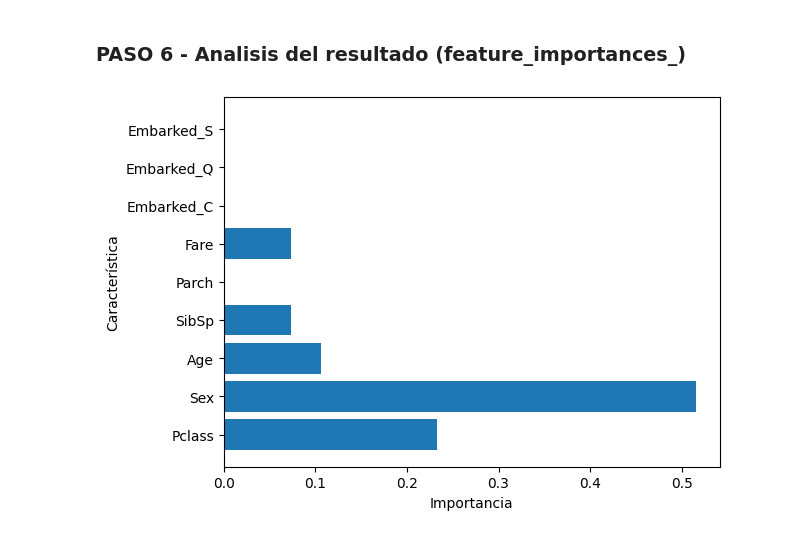
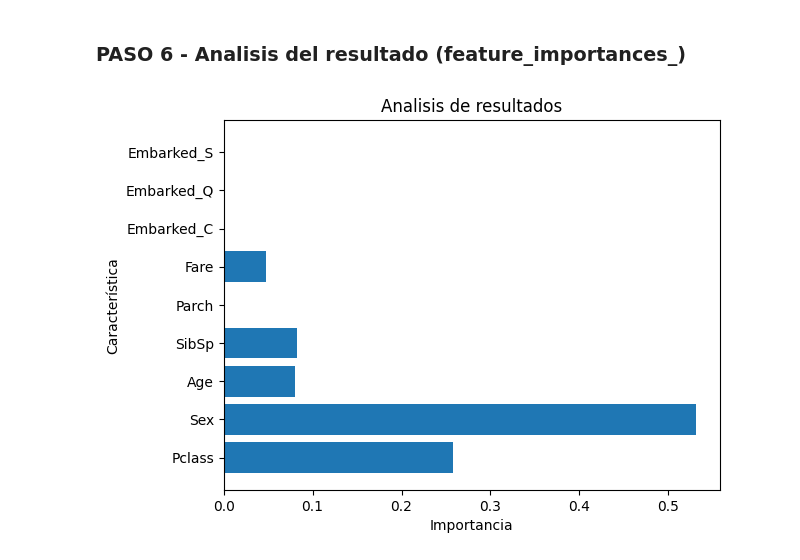
Before and after one commit to keltoi-dev/ejercicios_datamining, a Jupyter notebook: ejercicio_final/Fraga_TPF_Ejercicio2.ipynb, the cells around one changed output. Cells and saved outputs as stored; diff of their text form; code cells hidden in the pictures.

```diff
--- a/ejercicio_final/Fraga_TPF_Ejercicio2.ipynb
+++ b/ejercicio_final/Fraga_TPF_Ejercicio2.ipynb
@@ -238,9 +248,9 @@ Porcentaje de datos de test_________: 20.084269662921347
 # %% [markdown]
 <h3>PASO 3 - Creo el objeto arbol y lo ajusto</h3>
 # %%
-# Creacion del arbol de decision
+# Creacion del arbol de decision y declaracion de la profundidad
 
-arbol_decision=DecisionTreeClassifier(max_depth=4)
+arbol_decision=DecisionTreeClassifier(max_depth=3)
 # %%
 # Ajuste del arbol con los datos de entrenamiento
 
@@ -284,12 +294,13 @@ graphviz.Source(dot_graph)
 # %%
 # Armo un grafico para analizar que caracteristicas fueron mas predominantes para hacer la clasificacion de la data
 
 feature_len=len(feature)
 
 plt.barh(range(feature_len),arbol_decision.feature_importances_)
 plt.yticks(np.arange(feature_len),feature)
+plt.title("Analisis de resultados")
 plt.xlabel("Importancia")
 plt.ylabel("Característica")
 plt.show()
 # %% [output]
-[figure, old version]
+[figure, new version]
```
Also changed, not shown: parts of 16 cells of this notebook, 2 other files.
